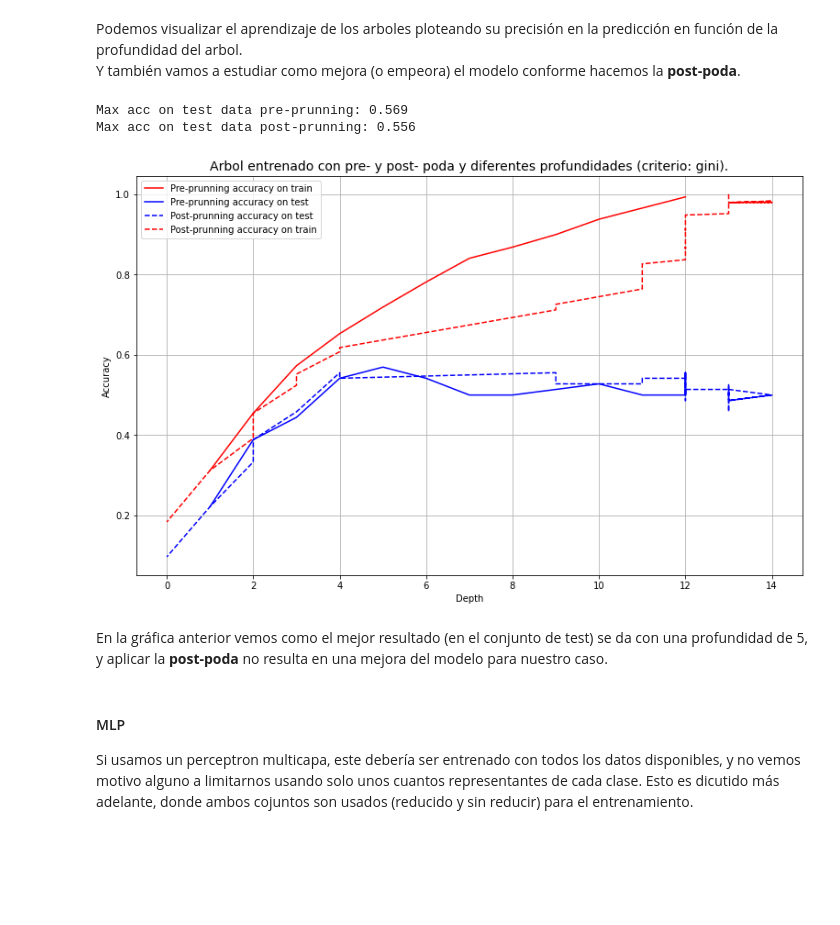
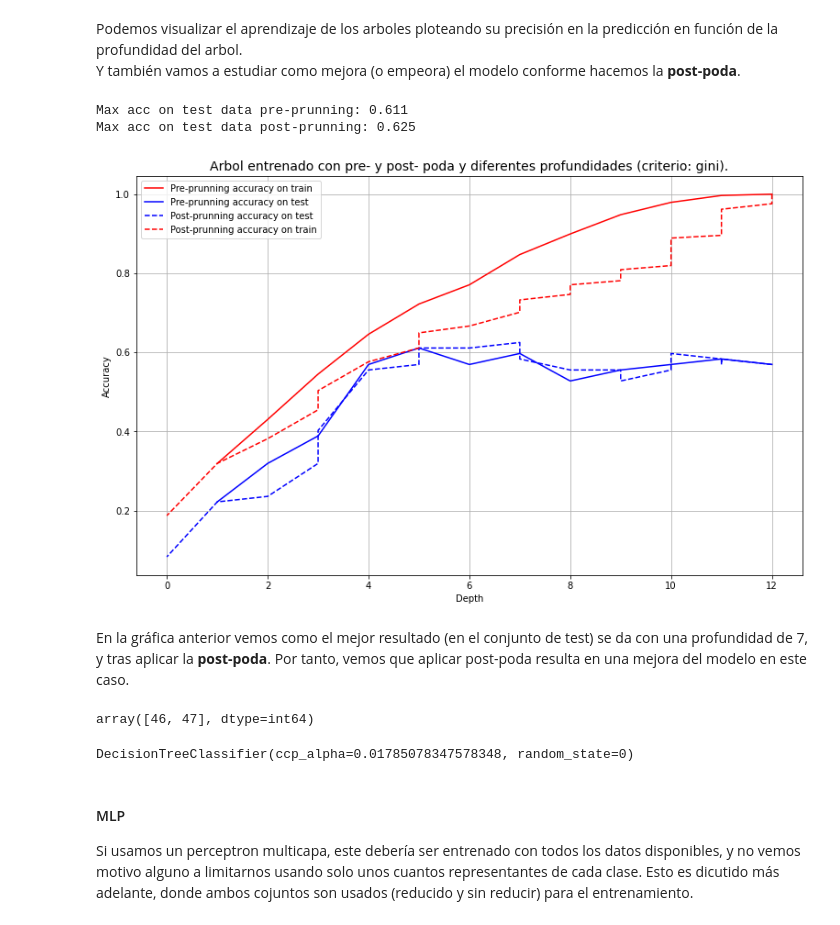
Before and after one commit to AngelGuevara7/Trabajo_Aprendizaje_Maquina, a Jupyter notebook: Memoria_v1.ipynb, the cells around one changed output. Drawn from its saved outputs; the diff is of its cells as text; code cells hidden in the pictures; blank space fills up the shorter version.

```diff
--- a/Memoria_v1.ipynb
+++ b/Memoria_v1.ipynb
@@ -583,7 +582,7 @@ acc_train_list=[]
 acc_test_list=[]
 depths=list(range(1,13))
 for i in depths:
-    model=DecisionTreeClassifier(criterion="gini",max_depth=i)
+    model=DecisionTreeClassifier(criterion="gini",max_depth=i,random_state=0)
     model.fit(X_reduc_train,y_reduc_train)
     y_pred_1=model.predict(X_reduc_train)
     acc_train_list.append(accuracy_score(y_reduc_train,y_pred_1))
@@ -591,39 +590,51 @@ for i in depths:
     acc_test_list.append(accuracy_score(y_reduc_test,y_pred_2))
 
 plt.title("Arbol entrenado con pre- y post- poda y diferentes profundidades (criterio: gini).",fontsize=14)
 plt.xlabel("Depth")
 plt.ylabel("Accuracy")
 plt.plot(depths,acc_train_list,"r",label="Pre-prunning accuracy on train")
 plt.plot(depths,acc_test_list,"b",label="Pre-prunning accuracy on test")
 
 #ahora hacemos la post-poda
 aux=model.cost_complexity_pruning_path(X_reduc_train,y_reduc_train)
 ccp,imps=aux.ccp_alphas, aux.impurities
 acc_train_list_pruned=[]
 acc_test_list_pruned=[]
 node_counts=[]
+models=[]
 for i in ccp:
-    model=DecisionTreeClassifier(ccp_alpha=i)
+    model=DecisionTreeClassifier(ccp_alpha=i,random_state=0)
     model.fit(X_reduc_train,y_reduc_train)
+    models.append(model)
     y_pred_1=model.predict(X_reduc_train)
     node_counts.append(model.get_depth())
     acc_train_list_pruned.append(accuracy_score(y_reduc_train,y_pred_1))
     y_pred_2=model.predict(X_reduc_test)
     acc_test_list_pruned.append(accuracy_score(y_reduc_test,y_pred_2))
 
 plt.plot(node_counts,acc_test_list_pruned,"b--",label="Post-prunning accuracy on test")
 plt.plot(node_counts,acc_train_list_pruned,"r--",label="Post-prunning accuracy on train")
 plt.legend()
 plt.grid()
 
 print("Max acc on test data pre-prunning: %.3f " % max(acc_test_list))
 print("Max acc on test data post-prunning: %.3f" % max(acc_test_list_pruned))
 # %% [output]
-Max acc on test data pre-prunning: 0.569
-Max acc on test data post-prunning: 0.556
+Max acc on test data pre-prunning: 0.611
+Max acc on test data post-prunning: 0.625
-[figure, old version]
+[figure, new version]
 # %% [markdown]
-En la gráfica anterior vemos como el mejor resultado (en el conjunto de test) se da con una profundidad de 5, y aplicar la **post-poda** no resulta en una mejora del modelo para nuestro caso.
+En la gráfica anterior vemos como el mejor resultado (en el conjunto de test) se da con una profundidad de 7, y tras aplicar la **post-poda**. Por tanto, vemos que aplicar post-poda resulta en una mejora del modelo en este caso.
+# %%
+indice = np.where(acc_test_list_pruned==max(acc_test_list_pruned))
+indice[0]    # Mejores aciertos en los índices 46 y 47
+# %% [output]
+array([46, 47], dtype=int64)
+# %%
+tree_best_prunned = models[46]
+tree_best_prunned
+# %% [output]
+DecisionTreeClassifier(ccp_alpha=0.01785078347578348, random_state=0)
 # %% [markdown]
 #### MLP
 Si usamos un perceptron multicapa, este debería ser entrenado con todos los datos disponibles, y no vemos motivo alguno a limitarnos usando solo unos cuantos representantes de cada clase. Esto es dicutido más adelante, donde ambos cojuntos son usados (reducido y sin reducir) para el entrenamiento.
```
Also changed, not shown: parts of 29 cells of this notebook.
